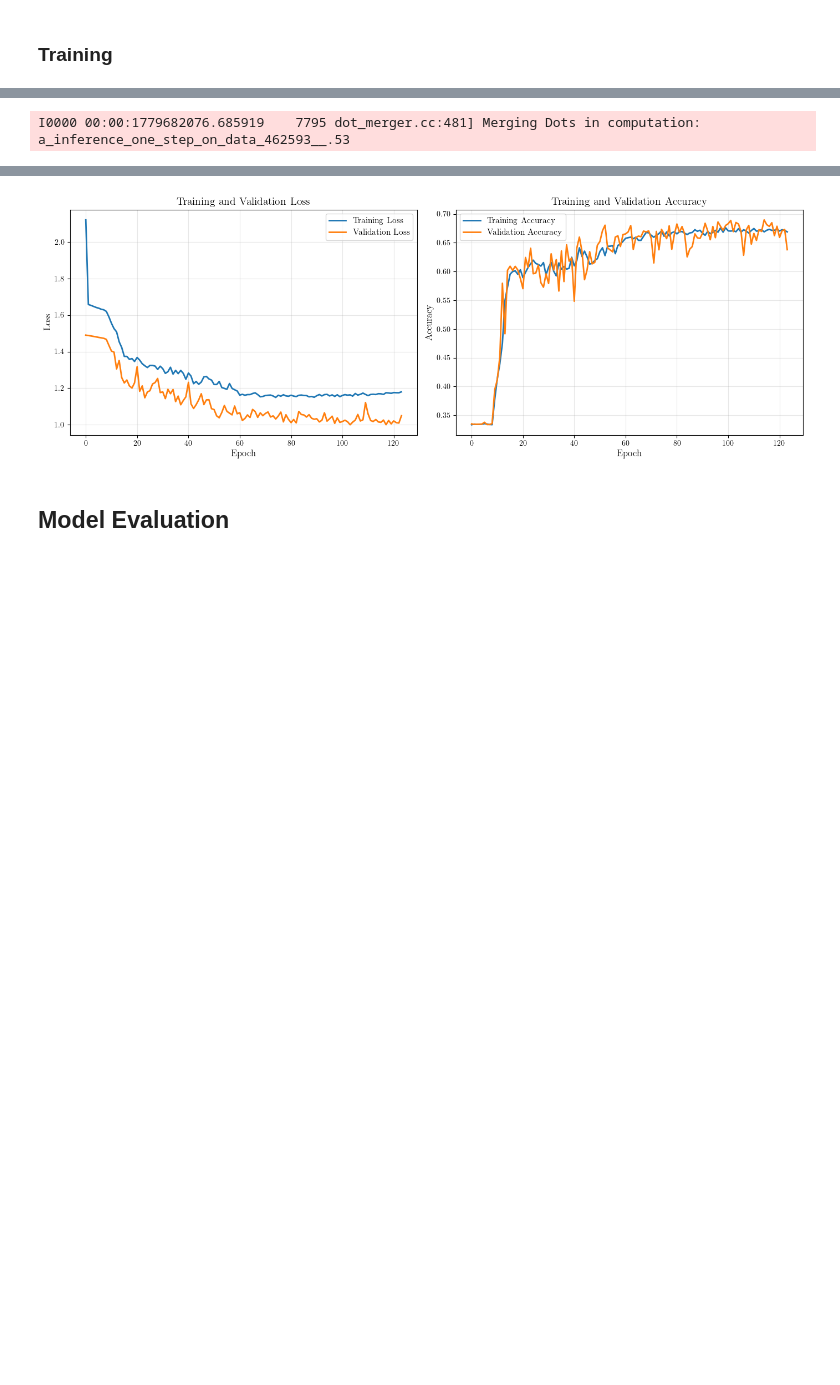
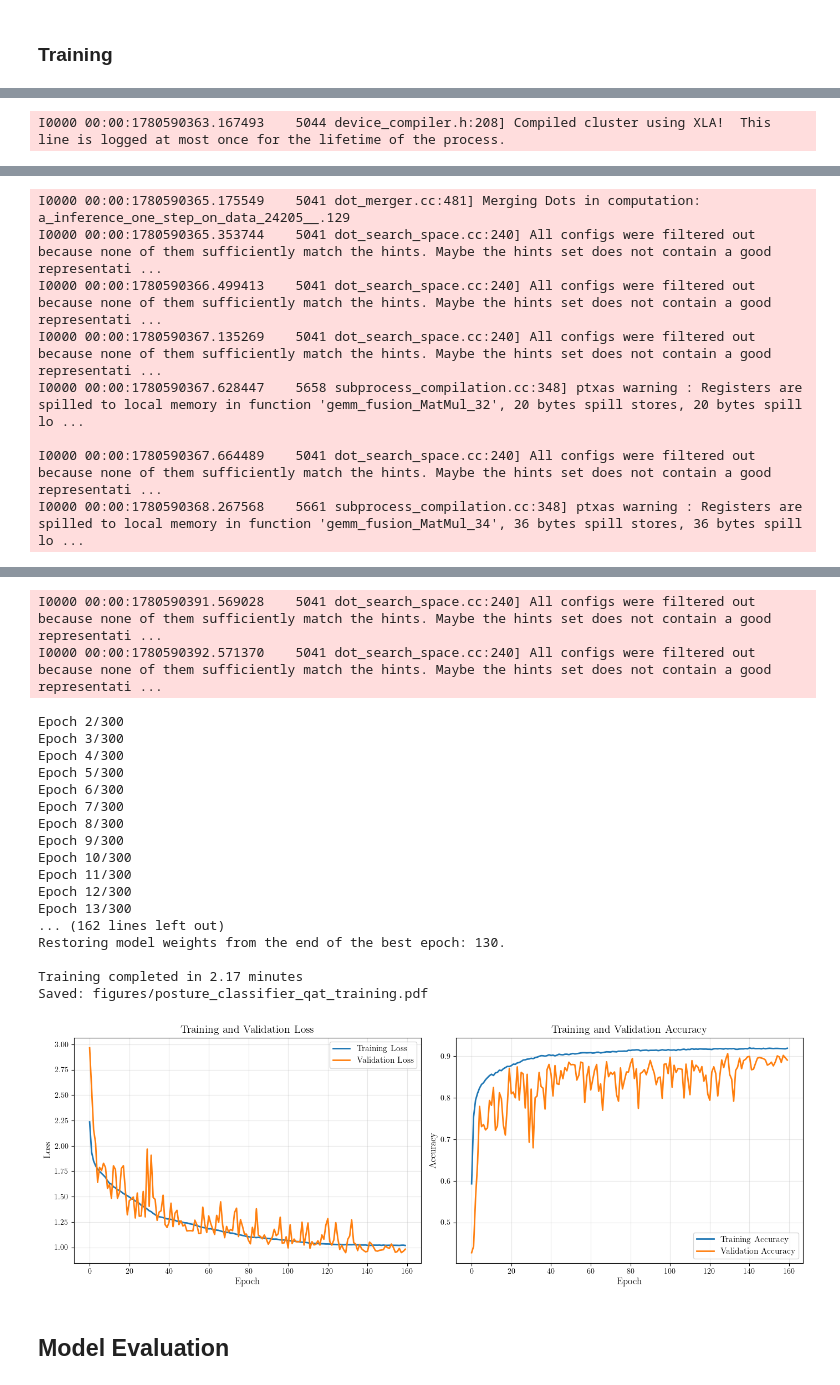
Before and after one commit to Jeison-HM/BedPosIP, a Jupyter notebook: model/train_quantized_cnn.ipynb, the cells around one changed output, grey strips where cells are left out. Saved outputs shown, nothing was run; the diff lists cells and outputs as text; code cells hidden in the pictures; blank space fills up the shorter version.

```diff
--- a/model/train_quantized_cnn.ipynb
+++ b/model/train_quantized_cnn.ipynb
@@ -74,6 +78,9 @@ keras.utils.set_random_seed(42)
 # Constant number of postures
 NUM_CLASSES = 3
 
+# Constant for training quantizers bit-width optimizations
+REGULARIZER = 1e-5
+
 # Check GPU
 print(tf.config.list_physical_devices('GPU'))
 # %% [output]
@@ -120,9 +127,9 @@ Data dtype: float32
 # BetaPID dynamically adjusts beta to steer the model toward a target EBOPs budget.
 callbacks = get_callbacks(
     model_name='qat',
-    patience=20,
+    patience=30,
     track_ebops=True,
-    target_ebops=100_000,
+    target_ebops=800_000,
     init_beta=1e-7,
 )
 # %% [output]
@@ -151,29 +158,29 @@ with (
     QuantizerConfigScope(place='all', default_q_type='kbi', overflow_mode='SAT_SYM'),
     QuantizerConfigScope(
         place='weight',
-        bc=Max(4),
-        ic=Max(2),
-        # i0=2, b0=4,
-        br=MonoL1(1e-5),
-        ir=MonoL1(1e-5),
+        bc=Max(6),
+        ic=Max(4),
+        i0=2, b0=6,
+        br=MonoL1(REGULARIZER),
+        ir=MonoL1(REGULARIZER),
         default_q_type='kbi', overflow_mode='SAT_SYM'
     ),
     QuantizerConfigScope(
         place='bias',
-        bc=Max(2),
-        ic=Max(2),
-        # i0=2, b0=2,
-        br=MonoL1(1e-5),
-        ir=MonoL1(1e-5),
+        bc=Max(3),
+        ic=Max(3),
+        i0=2, b0=4,
+        br=MonoL1(REGULARIZER),
+        ir=MonoL1(REGULARIZER),
         default_q_type='kbi', overflow_mode='SAT_SYM'
     ),
     QuantizerConfigScope(
         place='datalane',
-        fc=Max(2),
-        ic=Max(4),
-        # i0=2, f0=2,
-        ir=MonoL1(1e-5),
-        fr=MonoL1(1e-5),
+        fc=Max(3),
+        ic=Max(6),
+        i0=3, f0=3,
+        ir=MonoL1(REGULARIZER),
+        fr=MonoL1(REGULARIZER),
         default_q_type='kif', overflow_mode='WRAP'
     ),
     LayerConfigScope(enable_ebops=True),  # beta managed by BetaPID callback
@@ -212,6 +220,6 @@ Model: "posture_classifier_qat"
 # %% [markdown]
 ### Training
 # %%
-history_qat = train_model(model_qat, X_train,y_train, X_val, y_val, callbacks, batch_size=2048, epochs=1000) # Batch according to HGQ article
+history_qat = train_model(model_qat, X_train,y_train, X_val, y_val, callbacks, batch_size=2048, epochs=300) # Batch according to HGQ article
 plot_training_history(history_qat, model_name='posture_classifier_qat', save=True)
 # %% [output]
@@ -221 +235 @@ I0000 00:00:1779682072.934142    7796 dot_merger.cc:481] Merging Dots in computa
-I0000 00:00:1779682076.685919    7795 dot_merger.cc:481] Merging Dots in computation: a_inference_one_step_on_data_462593__.53
+I0000 00:00:1780590363.167493    5044 device_compiler.h:208] Compiled cluster using XLA!  This line is logged at most once for the lifetime of the process.
@@ -238,0 +237,8 @@ Saved: figures/posture_classifier_qat_training.pdf
+I0000 00:00:1780590365.175549    5041 dot_merger.cc:481] Merging Dots in computation: a_inference_one_step_on_data_24205__.129
+I0000 00:00:1780590365.353744    5041 dot_search_space.cc:240] All configs were filtered out because none of them sufficiently match the hints. Maybe the hints set does not contain a good representati ...
+I0000 00:00:1780590366.499413    5041 dot_search_space.cc:240] All configs were filtered out because none of them sufficiently match the hints. Maybe the hints set does not contain a good representati ...
+I0000 00:00:1780590367.135269    5041 dot_search_space.cc:240] All configs were filtered out because none of them sufficiently match the hints. Maybe the hints set does not contain a good representati ...
+I0000 00:00:1780590367.628447    5658 subprocess_compilation.cc:348] ptxas warning : Registers are spilled to local memory in function 'gemm_fusion_MatMul_32', 20 bytes spill stores, 20 bytes spill lo ...
+
+I0000 00:00:1780590367.664489    5041 dot_search_space.cc:240] All configs were filtered out because none of them sufficiently match the hints. Maybe the hints set does not contain a good representati ...
+I0000 00:00:1780590368.267568    5661 subprocess_compilation.cc:348] ptxas warning : Registers are spilled to local memory in function 'gemm_fusion_MatMul_34', 36 bytes spill stores, 36 bytes spill lo ...
@@ -239,4 +246,23 @@ Saved: figures/posture_classifier_qat_training.pdf
+I0000 00:00:1780590391.569028    5041 dot_search_space.cc:240] All configs were filtered out because none of them sufficiently match the hints. Maybe the hints set does not contain a good representati ...
+I0000 00:00:1780590392.571370    5041 dot_search_space.cc:240] All configs were filtered out because none of them sufficiently match the hints. Maybe the hints set does not contain a good representati ...
+Epoch 2/300
+Epoch 3/300
+Epoch 4/300
+Epoch 5/300
+Epoch 6/300
+Epoch 7/300
+Epoch 8/300
+Epoch 9/300
+Epoch 10/300
+Epoch 11/300
+Epoch 12/300
+Epoch 13/300
+... (162 lines left out)
+Restoring model weights from the end of the best epoch: 130.
+
+Training completed in 2.17 minutes
+Saved: figures/posture_classifier_qat_training.pdf
-[figure, old version]
+[figure, new version]
 # %% [markdown]
 ## Model Evaluation
 # %%
```
Also changed, not shown: parts of 8 cells of this notebook, 1 other file.
